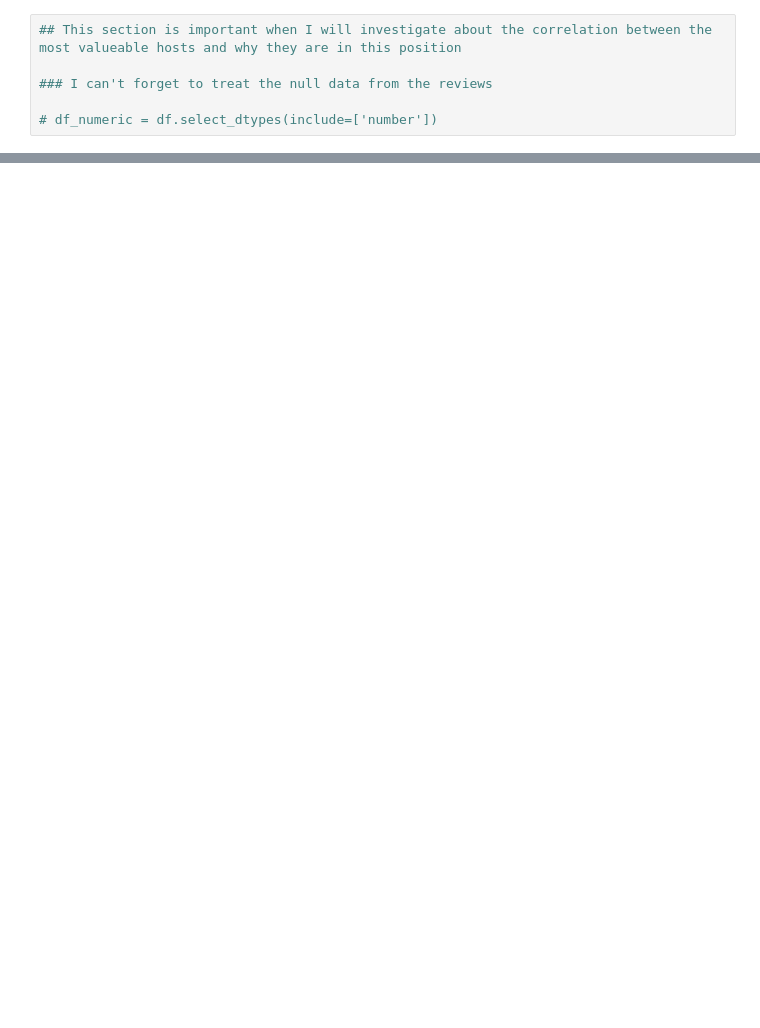
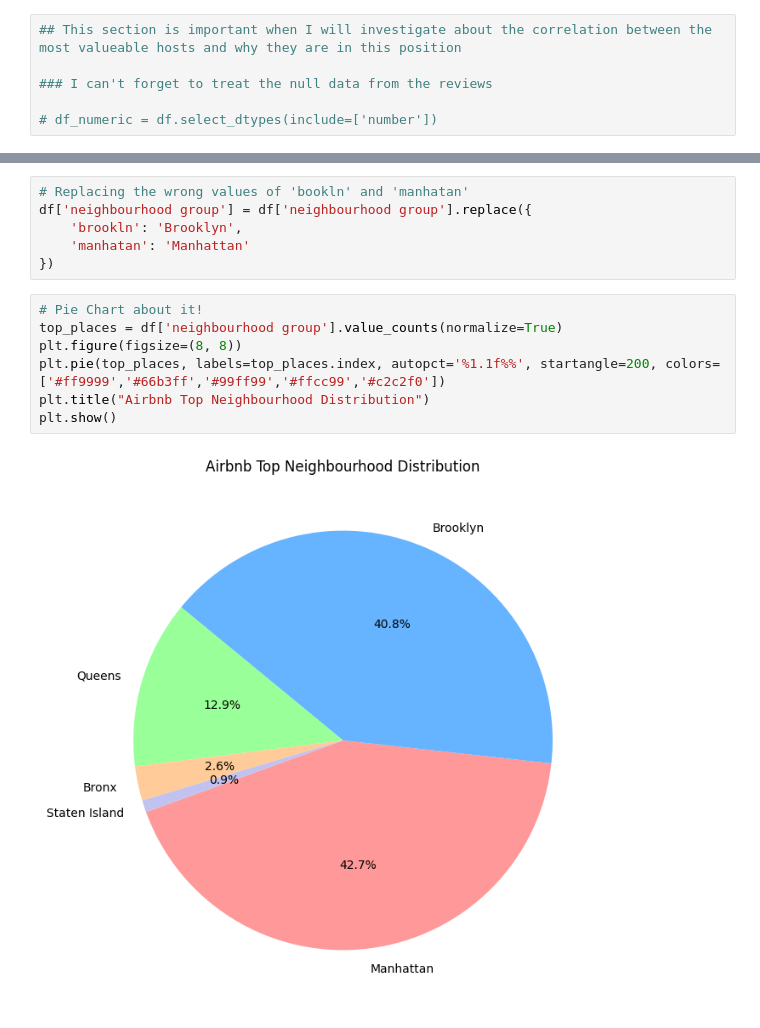
Before and after one commit to dv-tiagosilva/airbnb_data_analysis, a Jupyter notebook: airbnb_analysis.ipynb, the cells around one changed output, grey strips where cells are left out. Drawn from its saved outputs; the diff is of its cells as text; blank space fills up the shorter version.

```diff
--- a/airbnb_analysis.ipynb
+++ b/airbnb_analysis.ipynb
@@ -277,0 +381,15 @@ np.float64(1200.0)
+# %%
+# Replacing the wrong values of 'bookln' and 'manhatan'
+df['neighbourhood group'] = df['neighbourhood group'].replace({
+    'brookln': 'Brooklyn',
+    'manhatan': 'Manhattan'
+})
+# %%
+# Pie Chart about it!
+top_places = df['neighbourhood group'].value_counts(normalize=True)
+plt.figure(figsize=(8, 8))
+plt.pie(top_places, labels=top_places.index, autopct='%1.1f%%', startangle=200, colors=['#ff9999','#66b3ff','#99ff99','#ffcc99','#c2c2f0'])
+plt.title("Airbnb Top Neighbourhood Distribution")
+plt.show()
+# %% [output]
+[figure, added]
```
Also changed, not shown: parts of 28 cells of this notebook.
